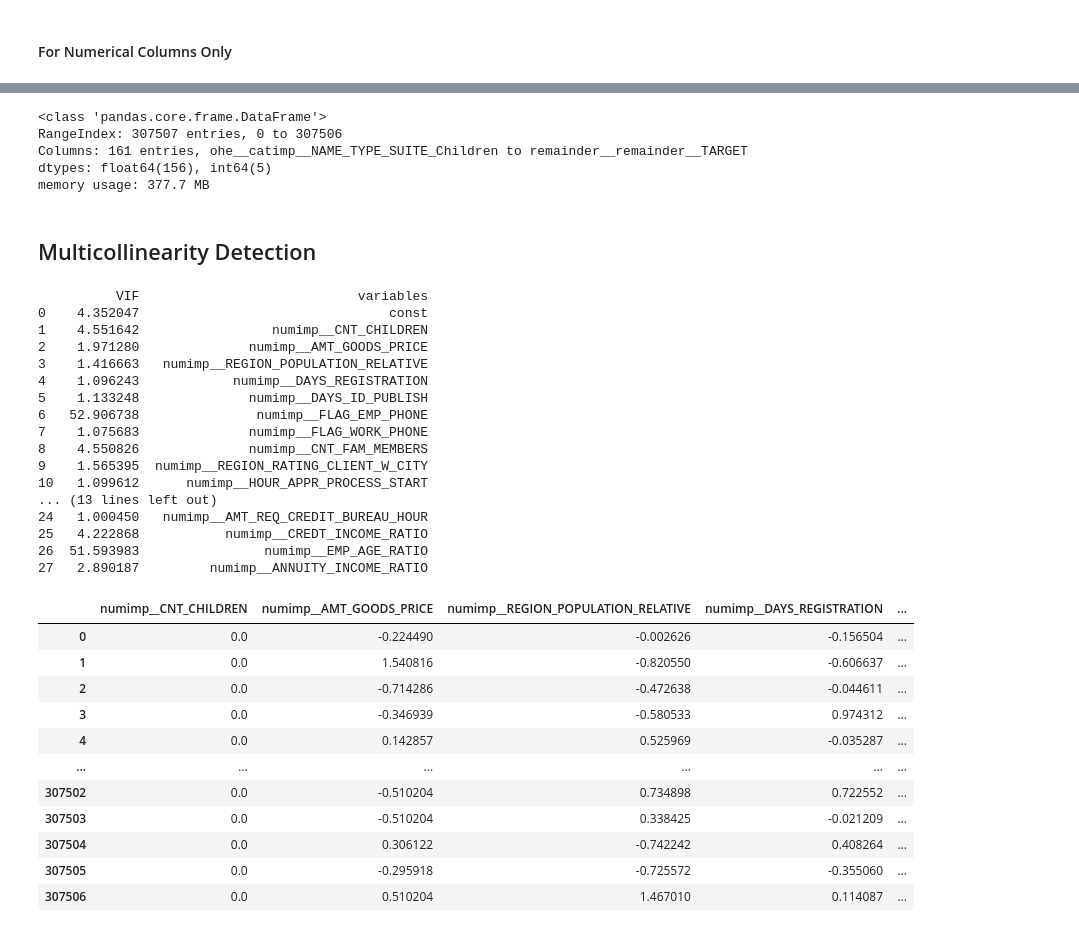
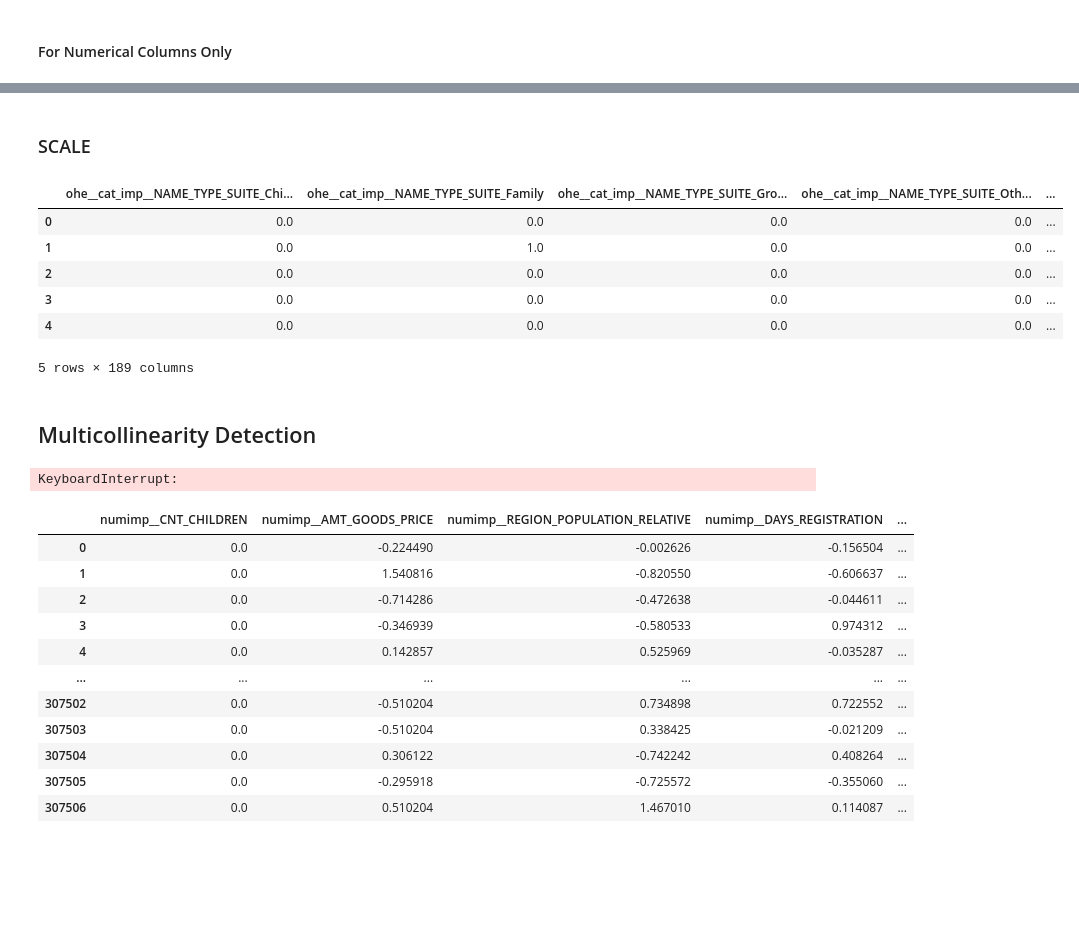
Before and after one commit to Abjaraco/loan_project, a Jupyter notebook: clustering.ipynb, the cells around one changed output, grey strips where cells are left out. Drawn from its saved outputs; the diff is of its cells as text; code cells hidden in the pictures; blank space fills up the shorter version.

```diff
--- a/clustering.ipynb
+++ b/clustering.ipynb
@@ -235,11 +195,19 @@ df_cleaned
-# %%
-df_cleaned.info()
-# %% [output]
-<class 'pandas.core.frame.DataFrame'>
-RangeIndex: 307507 entries, 0 to 307506
-Columns: 161 entries, ohe__catimp__NAME_TYPE_SUITE_Children to remainder__remainder__TARGET
-dtypes: float64(156), int64(5)
-memory usage: 377.7 MB
+# %% [markdown]
+### SCALE
+# %%
+# This is wrong
+scaler = RobustScaler()
+scaled_data = scaler.fit_transform(df_cleaned)
+df_scaled = pd.DataFrame(scaled_data, columns=df_cleaned.columns)
+df_scaled.head()
+# %% [output]
+|  | ohe__cat_imp__NAME_TYPE_SUITE_Chi... | ohe__cat_imp__NAME_TYPE_SUITE_Family | ohe__cat_imp__NAME_TYPE_SUITE_Gro... | ohe__cat_imp__NAME_TYPE_SUITE_Oth... | ... |
+| 0 | 0.0 | 0.0 | 0.0 | 0.0 | ... |
+| 1 | 0.0 | 1.0 | 0.0 | 0.0 | ... |
+| 2 | 0.0 | 0.0 | 0.0 | 0.0 | ... |
+| 3 | 0.0 | 0.0 | 0.0 | 0.0 | ... |
+| 4 | 0.0 | 0.0 | 0.0 | 0.0 | ... |
+5 rows × 189 columns
 # %% [markdown]
 ## Multicollinearity Detection
 # %%
@@ -247,7 +215,7 @@ memory usage: 377.7 MB
 vif = pd.DataFrame()
 
 # point here suspicious variables or just all variables
-df_vif = add_constant(df_num)
+df_vif = add_constant(df_scaled)
 vif["VIF"] = [variance_inflation_factor(df_vif.values, i) for i in range(df_vif.shape[1])]
 vif["variables"] = df_vif.columns
 
@@ -256,23 +224,7 @@ print(vif)
 # if vif more than 5 - there is strong correlation
 # if vif is inf - there is extremely high correlation (linear dependence)
 # %% [output]
-          VIF                            variables
-0    4.352047                                const
-1    4.551642                 numimp__CNT_CHILDREN
-2    1.971280              numimp__AMT_GOODS_PRICE
-3    1.416663   numimp__REGION_POPULATION_RELATIVE
-4    1.096243            numimp__DAYS_REGISTRATION
-5    1.133248              numimp__DAYS_ID_PUBLISH
-6   52.906738               numimp__FLAG_EMP_PHONE
-7    1.075683              numimp__FLAG_WORK_PHONE
-8    4.550826              numimp__CNT_FAM_MEMBERS
-9    1.565395  numimp__REGION_RATING_CLIENT_W_CITY
-10   1.099612      numimp__HOUR_APPR_PROCESS_START
-... (13 lines left out)
-24   1.000450   numimp__AMT_REQ_CREDIT_BUREAU_HOUR
-25   4.222868           numimp__CREDT_INCOME_RATIO
-26  51.593983                numimp__EMP_AGE_RATIO
-27   2.890187         numimp__ANNUITY_INCOME_RATIO
+KeyboardInterrupt:
 # %%
 # dropping columns that have high collinearity
 df_num = df_num.drop(labels=['numimp__FLAG_EMP_PHONE', 'numimp__REG_REGION_NOT_WORK_REGION',
```
Also changed, not shown: parts of 26 cells of this notebook.
